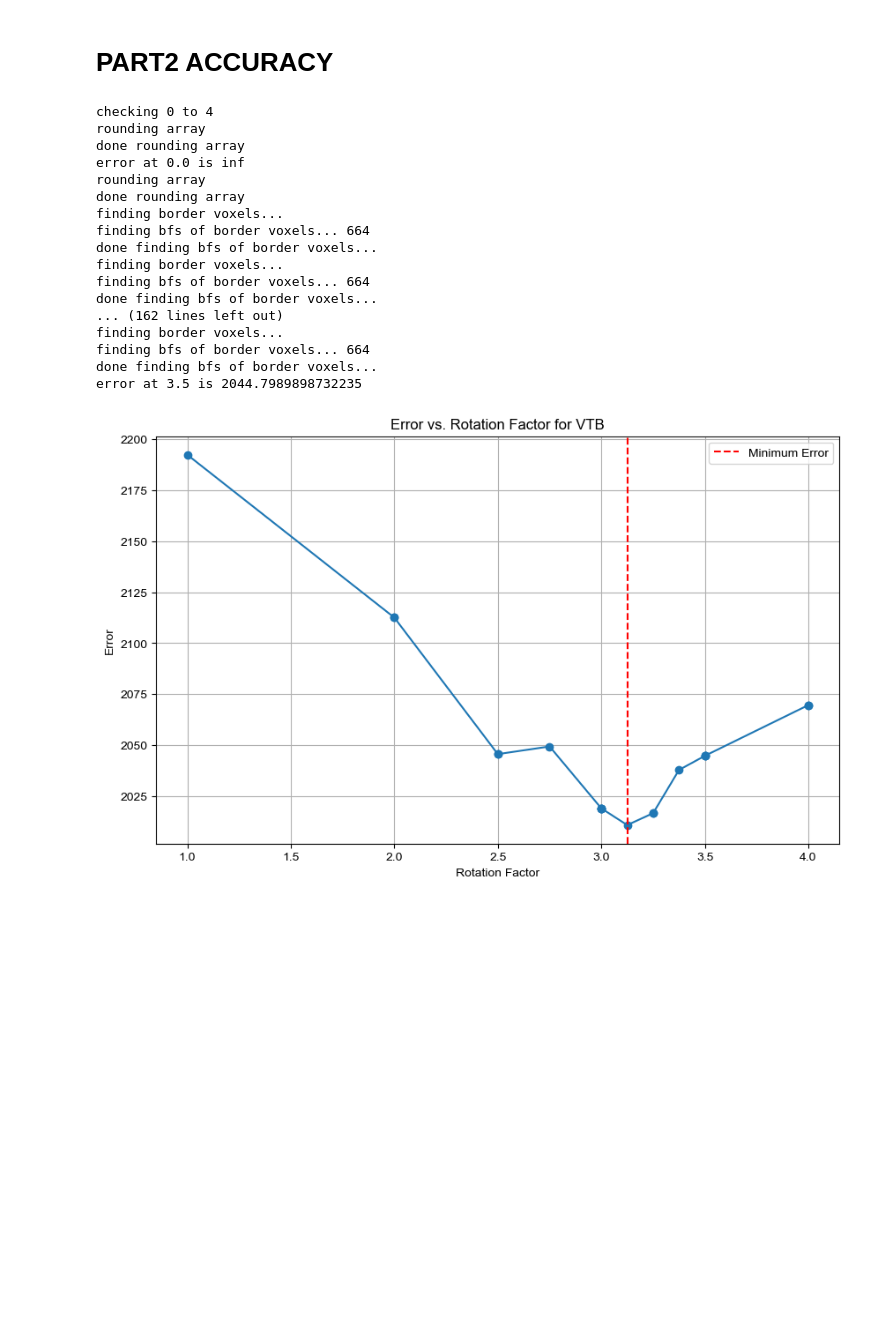
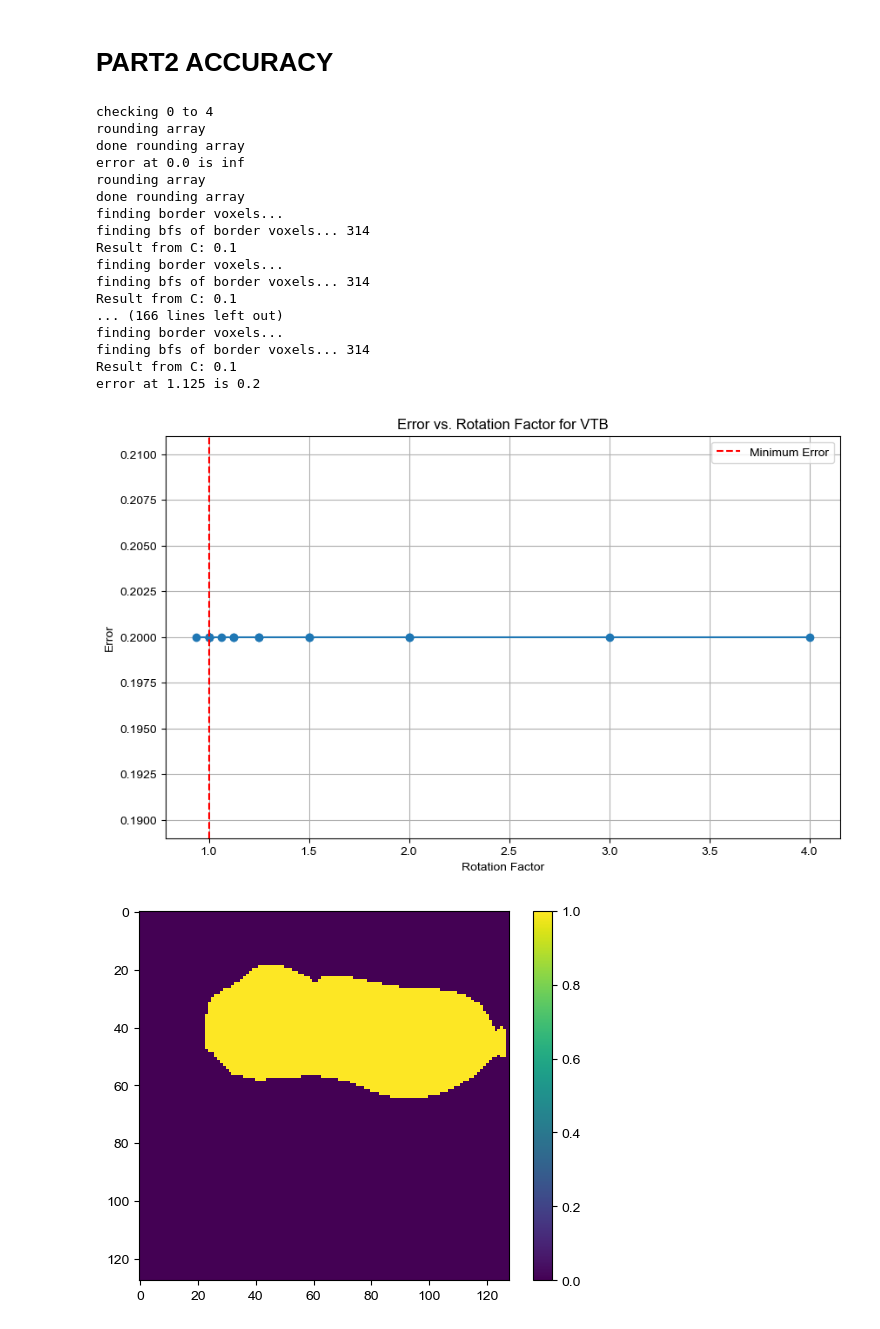
Before and after one commit to Clamepending/deepCAL, a Jupyter notebook: Generate_accuracy_data.ipynb, the cells around one changed output. Drawn from its saved outputs; the diff is of its cells as text; code cells hidden in the pictures; blank space fills up the shorter version.

```diff
--- a/Generate_accuracy_data.ipynb
+++ b/Generate_accuracy_data.ipynb
@@ -149,11 +149,22 @@ if use_saved_np_array:
 
 ground_truth_modified = np.array([ground_truth[50]])
 reconstruction_VTB_modified = np.array([reconstruction_VTB[50]])
-# opt_rotations_VTB = deepcallib.calculate_optimal_rotations(ground_truth_modified, reconstruction_VTB_modified, error_function, name="VTB", initial_range=[0, 4], print_errors=True)
+opt_rotations_VTB = deepcallib.calculate_optimal_rotations(ground_truth_modified, reconstruction_VTB_modified, error_function, name="VTB", initial_range=[0, 4], print_errors=True)
 
+# Plot the 2D array as a surface
+plt.imshow(ground_truth_modified[0], cmap='viridis', interpolation='nearest', vmin=0, vmax=1)
+plt.colorbar()
+# Show the plot
+plt.show()
+
+# Plot the 2D array as a surface
+plt.imshow(reconstruction_VTB_modified[0], cmap='viridis', interpolation='nearest', vmin=0, vmax=1)
+plt.colorbar()
+# Show the plot
+plt.show()
 
 # opt_rotations_VTB = deepcallib.calculate_optimal_rotations(ground_truth, reconstruction_VTB, error_function, name="VTB", max_iterations=4, resolution=5, initial_range=[0.5, 2], print_errors=True)
-opt_rotations_VTB = deepcallib.calculate_optimal_rotations(ground_truth_modified, reconstruction_VTB_modified, error_function, name="VTB", max_iterations=4, resolution=5, initial_range=[0, 4], print_errors=True)
+opt_rotations_VTB = deepcallib.calculate_optimal_rotations(ground_truth_modified, reconstruction_VTB_modified, error_function, name="VTB", max_iterations=4, resolution=5, initial_range=[0.5, 2], print_errors=True)
 
 
 
@@ -173,39 +184,40 @@ opt_rotations_VTB = deepcallib.calculate_optimal_rotations(ground_truth_modified
 
 
 # max = 4
 # multithread 1:19
 # not multithread 1:22
 
 # max = 5
 # multithread 1:52
 # not multithread 1:51
 
 # max = 6
 # multithread 3:28
 # not multithread
 
 
 
 ################################################################################################
 # best number of rotations for VTB: 1.4500000000000002
 # best number of rotations for ML: 1.6750000000000003
 # best number of rotations for no optimization: 1.0250000000000001
 # %% [output]
 checking 0 to 4
 rounding array
 done rounding array
 error at 0.0 is inf
 rounding array
 done rounding array
 finding border voxels...
-finding bfs of border voxels... 664
-done finding bfs of border voxels...
+finding bfs of border voxels... 314
+Result from C: 0.1
 finding border voxels...
-finding bfs of border voxels... 664
-done finding bfs of border voxels...
-... (162 lines left out)
+finding bfs of border voxels... 314
+Result from C: 0.1
+... (166 lines left out)
 finding border voxels...
-finding bfs of border voxels... 664
-done finding bfs of border voxels...
-error at 3.5 is 2044.7989898732235
+finding bfs of border voxels... 314
+Result from C: 0.1
+error at 1.125 is 0.2
-[figure, old version]
+[figure, new version]
+[figure, added]
```
Also changed, not shown: parts of 1 cell of this notebook, 1 other file.
